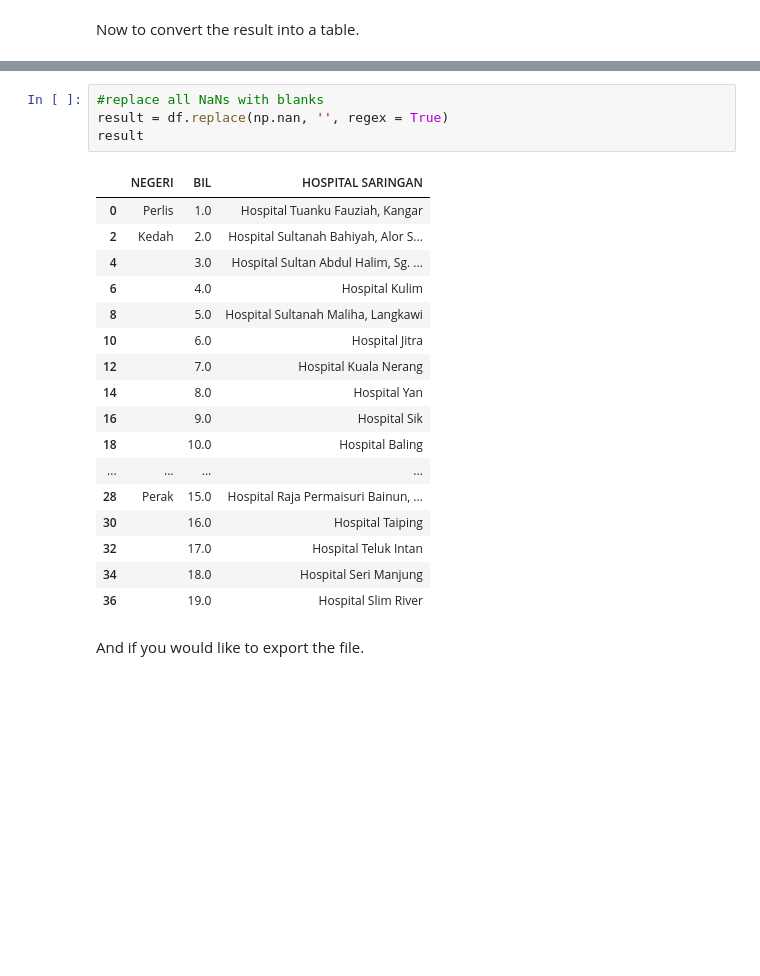
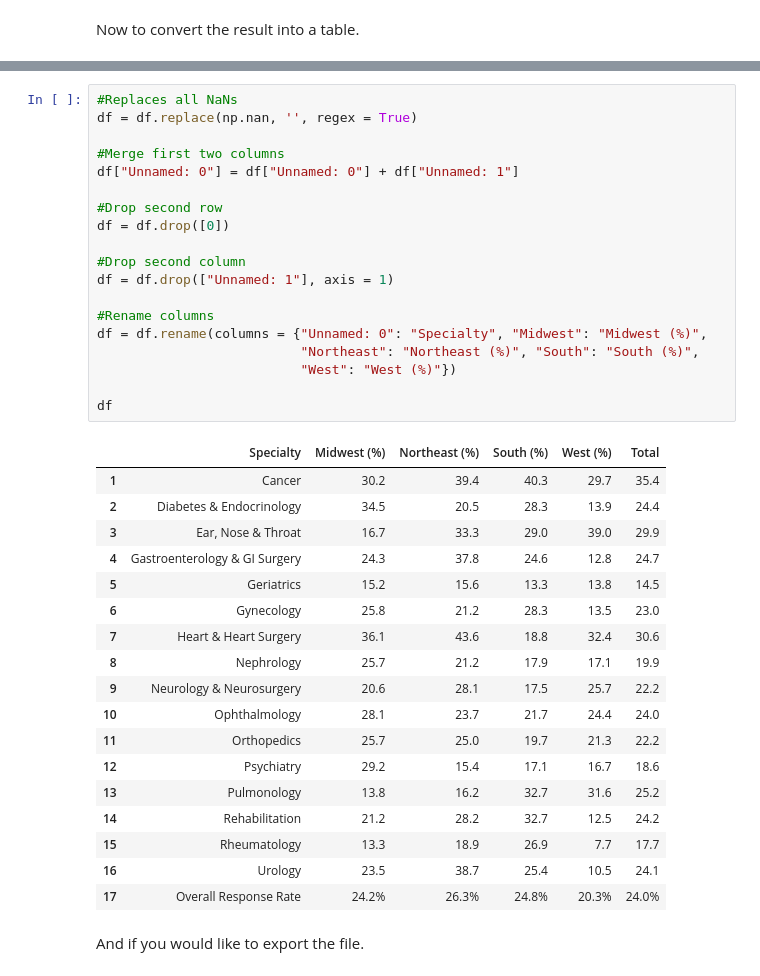
Before and after one commit to atlas-github/abs_digital, a Jupyter notebook: Extracting_text_from_images_PDFs.ipynb, the cells around one changed output, grey strips where cells are left out. Saved outputs shown, nothing was run; the diff lists cells and outputs as text; blank space fills up the shorter version.

```diff
--- a/Extracting_text_from_images_PDFs.ipynb
+++ b/Extracting_text_from_images_PDFs.ipynb
@@ -80,25 +83,41 @@ df
-# %%
-#replace all NaNs with blanks
-result = df.replace(np.nan, '', regex = True)
-result
-# %% [output]
-|  | NEGERI | BIL | HOSPITAL SARINGAN |
-| 0 | Perlis | 1.0 | Hospital Tuanku Fauziah, Kangar |
-| 2 | Kedah | 2.0 | Hospital Sultanah Bahiyah, Alor S... |
-| 4 |  | 3.0 | Hospital Sultan Abdul Halim, Sg. ... |
-| 6 |  | 4.0 | Hospital Kulim |
-| 8 |  | 5.0 | Hospital Sultanah Maliha, Langkawi |
-| 10 |  | 6.0 | Hospital Jitra |
-| 12 |  | 7.0 | Hospital Kuala Nerang |
-| 14 |  | 8.0 | Hospital Yan |
-| 16 |  | 9.0 | Hospital Sik |
-| 18 |  | 10.0 | Hospital Baling |
-| ... | ... | ... | ... |
-| 28 | Perak | 15.0 | Hospital Raja Permaisuri Bainun, ... |
-| 30 |  | 16.0 | Hospital Taiping |
-| 32 |  | 17.0 | Hospital Teluk Intan |
-| 34 |  | 18.0 | Hospital Seri Manjung |
-| 36 |  | 19.0 | Hospital Slim River |
+# %%
+#Replaces all NaNs
+df = df.replace(np.nan, '', regex = True)
+
+#Merge first two columns
+df["Unnamed: 0"] = df["Unnamed: 0"] + df["Unnamed: 1"]
+
+#Drop second row
+df = df.drop([0])
+
+#Drop second column
+df = df.drop(["Unnamed: 1"], axis = 1)
+
+#Rename columns
+df = df.rename(columns = {"Unnamed: 0": "Specialty", "Midwest": "Midwest (%)",
+                          "Northeast": "Northeast (%)", "South": "South (%)",
+                          "West": "West (%)"})
+
+df
+# %% [output]
+|  | Specialty | Midwest (%) | Northeast (%) | South (%) | West (%) | Total |
+| 1 | Cancer | 30.2 | 39.4 | 40.3 | 29.7 | 35.4 |
+| 2 | Diabetes & Endocrinology | 34.5 | 20.5 | 28.3 | 13.9 | 24.4 |
+| 3 | Ear, Nose & Throat | 16.7 | 33.3 | 29.0 | 39.0 | 29.9 |
+| 4 | Gastroenterology & GI Surgery | 24.3 | 37.8 | 24.6 | 12.8 | 24.7 |
+| 5 | Geriatrics | 15.2 | 15.6 | 13.3 | 13.8 | 14.5 |
+| 6 | Gynecology | 25.8 | 21.2 | 28.3 | 13.5 | 23.0 |
+| 7 | Heart & Heart Surgery | 36.1 | 43.6 | 18.8 | 32.4 | 30.6 |
+| 8 | Nephrology | 25.7 | 21.2 | 17.9 | 17.1 | 19.9 |
+| 9 | Neurology & Neurosurgery | 20.6 | 28.1 | 17.5 | 25.7 | 22.2 |
+| 10 | Ophthalmology | 28.1 | 23.7 | 21.7 | 24.4 | 24.0 |
+| 11 | Orthopedics | 25.7 | 25.0 | 19.7 | 21.3 | 22.2 |
+| 12 | Psychiatry | 29.2 | 15.4 | 17.1 | 16.7 | 18.6 |
+| 13 | Pulmonology | 13.8 | 16.2 | 32.7 | 31.6 | 25.2 |
+| 14 | Rehabilitation | 21.2 | 28.2 | 32.7 | 12.5 | 24.2 |
+| 15 | Rheumatology | 13.3 | 18.9 | 26.9 | 7.7 | 17.7 |
+| 16 | Urology | 23.5 | 38.7 | 25.4 | 10.5 | 24.1 |
+| 17 | Overall Response Rate | 24.2% | 26.3% | 24.8% | 20.3% | 24.0% |
 # %% [markdown]
 And if you would like to export the file.
 # %%
```
Also changed, not shown: parts of 4 cells of this notebook.
